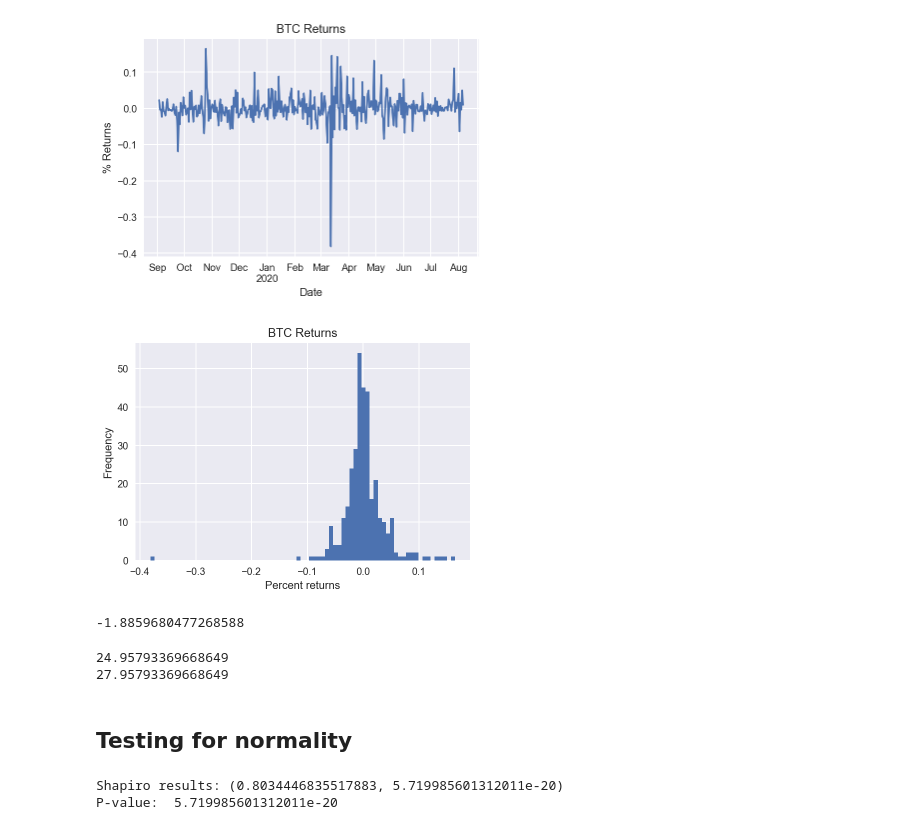
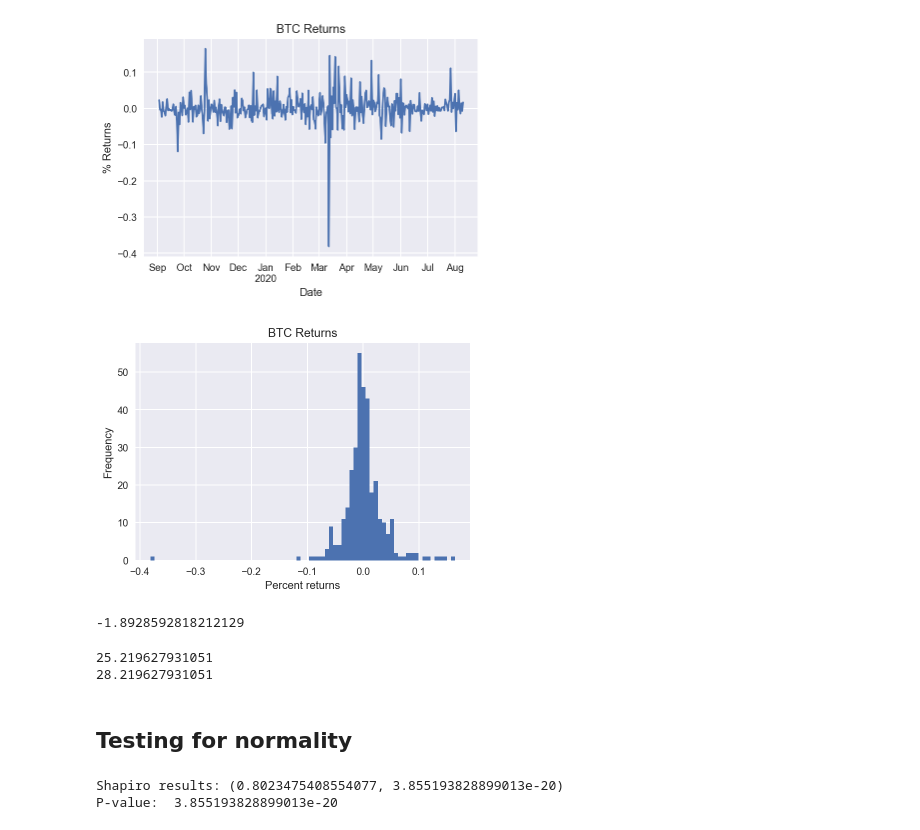
Before and after one commit to hilljtm/sfund, a Jupyter notebook: CryptoC_plots.ipynb, the cells around one changed output. Cells and saved outputs as stored; diff of their text form; code cells hidden in the pictures.

```diff
--- a/CryptoC_plots.ipynb
+++ b/CryptoC_plots.ipynb
@@ -119,18 +119,18 @@ plt.show();
 # %%
 # September 1st - Today
-df_all = get_df(1567296000, 1596743100)
+df_all = get_df(1567296000, 1597090500)
 
 # Add a returns column
 df_all['Returns'] = df_all['close'].pct_change()
 
 df_all['Returns'].plot()
 plt.axis('tight')
 plt.title('BTC Returns')
 plt.xlabel('Date')
 plt.ylabel('% Returns')
 plt.show()
 # %% [output]
-[figure, old version]
+[figure, new version]
 # %%
 # Plot returns
 plt.hist(df_all['Returns'].dropna(), bins=75, density=False)
@@ -139,7 +139,7 @@ plt.xlabel('Percent returns')
 plt.ylabel('Frequency')
 plt.show()
 # %% [output]
-[figure, old version]
+[figure, new version]
 # %%
 from scipy.stats import skew
 
@@ -148,7 +148,7 @@ clean_returns = (df_all['Returns'].dropna())
 returns_skewness = skew(clean_returns)
 print(returns_skewness)
 # %% [output]
--1.8859680477268588
+-1.8928592818212129
 # %%
 from scipy.stats import kurtosis
 
@@ -158,8 +158,8 @@ print(excess_kurtosis)
 fourth_moment = excess_kurtosis + 3
 print(fourth_moment)
 # %% [output]
-24.95793369668649
-27.95793369668649
+25.219627931051
+28.219627931051
 # %% [markdown]
 ## Testing for normality
 # %%
@@ -171,8 +171,8 @@ print('Shapiro results:', shapiro_results)
 p_value = shapiro_results[1]
 print('P-value: ', p_value)
 # %% [output]
-Shapiro results: (0.8034446835517883, 5.719985601312011e-20)
-P-value:  5.719985601312011e-20
+Shapiro results: (0.8023475408554077, 3.855193828899013e-20)
+P-value:  3.855193828899013e-20
 # %%
 CumulativeReturns = ((1 + df_all['Returns']).cumprod() - 1)
 CumulativeReturns.plot();
```
Also changed, not shown: parts of 4 cells of this notebook, 1 other file.
